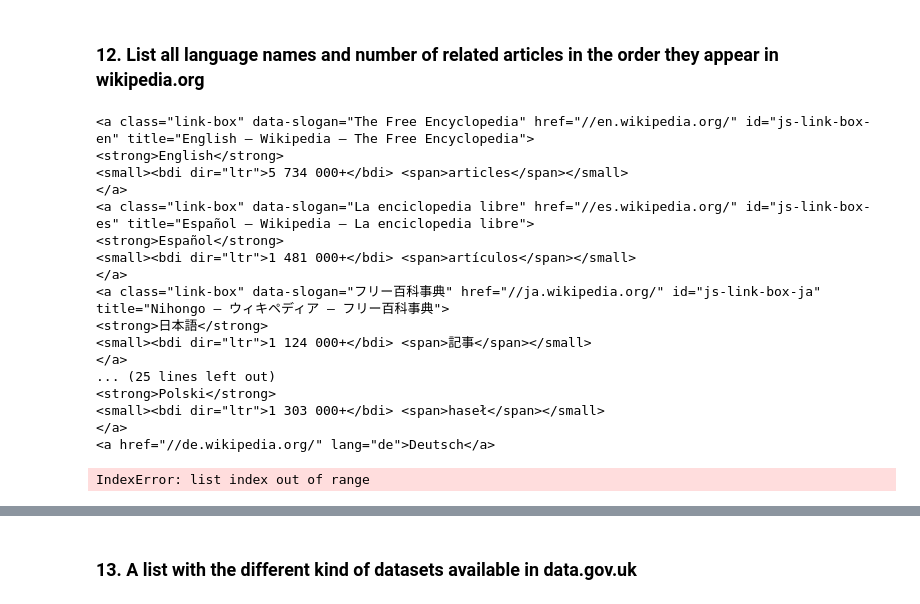
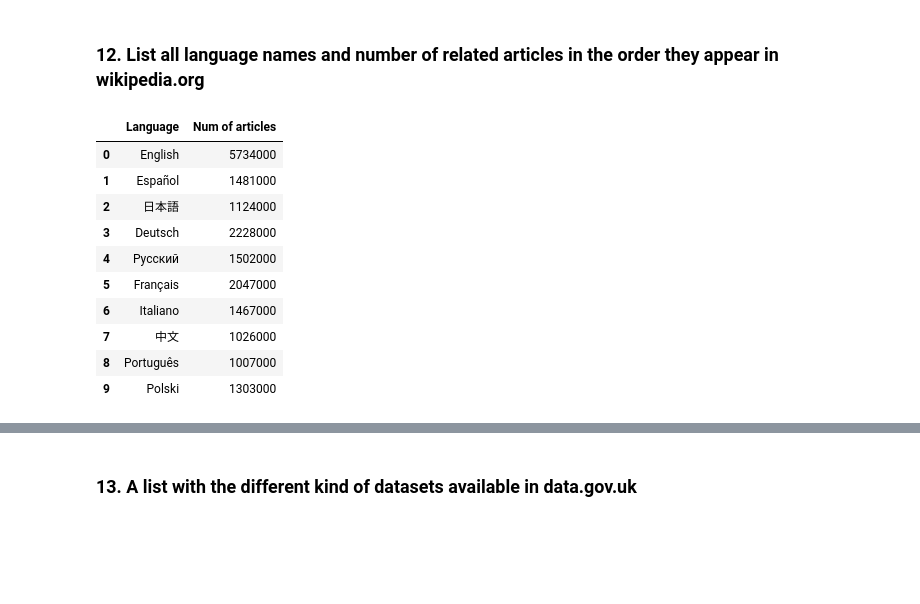
Before and after one commit to ironhack-datalabs/mad-oct-2018, a Jupyter notebook: module-1/lab-web-scraping/your-code/main.ipynb, the cells around one changed output, grey strips where cells are left out. Saved outputs shown, nothing was run; the diff lists cells and outputs as text; code cells hidden in the pictures; blank space fills up the shorter version.

```diff
--- a/module-1/lab-web-scraping/your-code/main.ipynb
+++ b/module-1/lab-web-scraping/your-code/main.ipynb
@@ -354,27 +354,25 @@ soup = BeautifulSoup(request, "lxml")
 # %%
 infolang=[]
 for item in soup.select('a'):
-    print(item)
-    lang=item.select('strong')[0].string
-    num=item.select('bdi')[0].string.replace(u'\xa0','').replace('+','')
-    infolang.append([lang,num])
-print(infolang)
+    try:
+        lang=item.select('strong')[0].string
+        num=item.select('bdi')[0].string.replace(u'\xa0','').replace('+','')
+        infolang.append([lang,num])
+    except:
+        # "Strong or bdi attributes not in item"
+        pass
+
+langdf=pd.DataFrame(infolang,columns=['Language','Num of articles'])
+display(langdf)
 # %% [output]
-<a class="link-box" data-slogan="The Free Encyclopedia" href="//en.wikipedia.org/" id="js-link-box-en" title="English — Wikipedia — The Free Encyclopedia">
-<strong>English</strong>
-<small><bdi dir="ltr">5 734 000+</bdi> <span>articles</span></small>
-</a>
-<a class="link-box" data-slogan="La enciclopedia libre" href="//es.wikipedia.org/" id="js-link-box-es" title="Español — Wikipedia — La enciclopedia libre">
-<strong>Español</strong>
-<small><bdi dir="ltr">1 481 000+</bdi> <span>artículos</span></small>
-</a>
-<a class="link-box" data-slogan="フリー百科事典" href="//ja.wikipedia.org/" id="js-link-box-ja" title="Nihongo — ウィキペディア — フリー百科事典">
-<strong>日本語</strong>
-<small><bdi dir="ltr">1 124 000+</bdi> <span>記事</span></small>
-</a>
-... (25 lines left out)
-<strong>Polski</strong>
-<small><bdi dir="ltr">1 303 000+</bdi> <span>haseł</span></small>
-</a>
-<a href="//de.wikipedia.org/" lang="de">Deutsch</a>
-IndexError: list index out of range
+|  | Language | Num of articles |
+| 0 | English | 5734000 |
+| 1 | Español | 1481000 |
+| 2 | 日本語 | 1124000 |
+| 3 | Deutsch | 2228000 |
+| 4 | Русский | 1502000 |
+| 5 | Français | 2047000 |
+| 6 | Italiano | 1467000 |
+| 7 | 中文 | 1026000 |
+| 8 | Português | 1007000 |
+| 9 | Polski | 1303000 |
```
Also changed, not shown: parts of 15 cells of this notebook.
